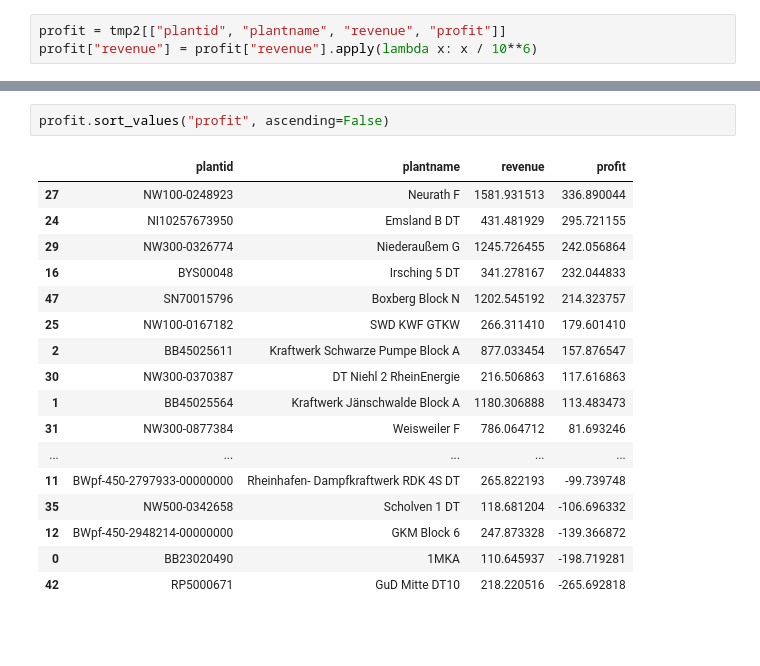
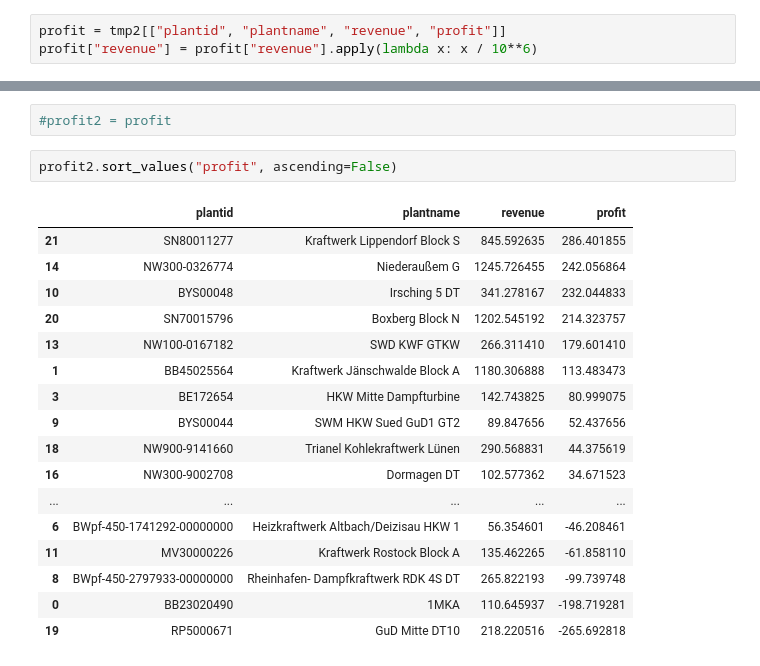
Before and after one commit to sidietz/plantwatch-data, a Jupyter notebook: money/profit_v2-next.ipynb, the cells around one changed output, grey strips where cells are left out. Cells and saved outputs as stored; diff of their text form; blank space fills up the shorter version.

```diff
--- a/money/profit_v2-next.ipynb
+++ b/money/profit_v2-next.ipynb
@@ -215,20 +284,22 @@ profit["revenue"] = profit["revenue"].apply(lambda x: x / 10**6)
+# %%
+#profit2 = profit
 # %%
-profit.sort_values("profit", ascending=False)
+profit2.sort_values("profit", ascending=False)
 # %% [output]
 |  | plantid | plantname | revenue | profit |
-| 27 | NW100-0248923 | Neurath F | 1581.931513 | 336.890044 |
-| 24 | NI10257673950 | Emsland B DT | 431.481929 | 295.721155 |
-| 29 | NW300-0326774 | Niederaußem G | 1245.726455 | 242.056864 |
-| 16 | BYS00048 | Irsching 5 DT | 341.278167 | 232.044833 |
-| 47 | SN70015796 | Boxberg Block N | 1202.545192 | 214.323757 |
-| 25 | NW100-0167182 | SWD KWF GTKW | 266.311410 | 179.601410 |
-| 2 | BB45025611 | Kraftwerk Schwarze Pumpe Block A | 877.033454 | 157.876547 |
-| 30 | NW300-0370387 | DT Niehl 2 RheinEnergie | 216.506863 | 117.616863 |
+| 21 | SN80011277 | Kraftwerk Lippendorf Block S | 845.592635 | 286.401855 |
+| 14 | NW300-0326774 | Niederaußem G | 1245.726455 | 242.056864 |
+| 10 | BYS00048 | Irsching 5 DT | 341.278167 | 232.044833 |
+| 20 | SN70015796 | Boxberg Block N | 1202.545192 | 214.323757 |
+| 13 | NW100-0167182 | SWD KWF GTKW | 266.311410 | 179.601410 |
 | 1 | BB45025564 | Kraftwerk Jänschwalde Block A | 1180.306888 | 113.483473 |
-| 31 | NW300-0877384 | Weisweiler F | 786.064712 | 81.693246 |
+| 3 | BE172654 | HKW Mitte Dampfturbine | 142.743825 | 80.999075 |
+| 9 | BYS00044 | SWM HKW Sued GuD1 GT2 | 89.847656 | 52.437656 |
+| 18 | NW900-9141660 | Trianel Kohlekraftwerk Lünen | 290.568831 | 44.375619 |
+| 16 | NW300-9002708 | Dormagen DT | 102.577362 | 34.671523 |
 | ... | ... | ... | ... | ... |
-| 11 | BWpf-450-2797933-00000000 | Rheinhafen- Dampfkraftwerk RDK 4S DT | 265.822193 | -99.739748 |
-| 35 | NW500-0342658 | Scholven 1 DT | 118.681204 | -106.696332 |
-| 12 | BWpf-450-2948214-00000000 | GKM Block 6 | 247.873328 | -139.366872 |
+| 6 | BWpf-450-1741292-00000000 | Heizkraftwerk Altbach/Deizisau HKW 1 | 56.354601 | -46.208461 |
+| 11 | MV30000226 | Kraftwerk Rostock Block A | 135.462265 | -61.858110 |
+| 8 | BWpf-450-2797933-00000000 | Rheinhafen- Dampfkraftwerk RDK 4S DT | 265.822193 | -99.739748 |
 | 0 | BB23020490 | 1MKA | 110.645937 | -198.719281 |
-| 42 | RP5000671 | GuD Mitte DT10 | 218.220516 | -265.692818 |
+| 19 | RP5000671 | GuD Mitte DT10 | 218.220516 | -265.692818 |
```
Also changed, not shown: parts of 11 cells of this notebook, 4 other files.
